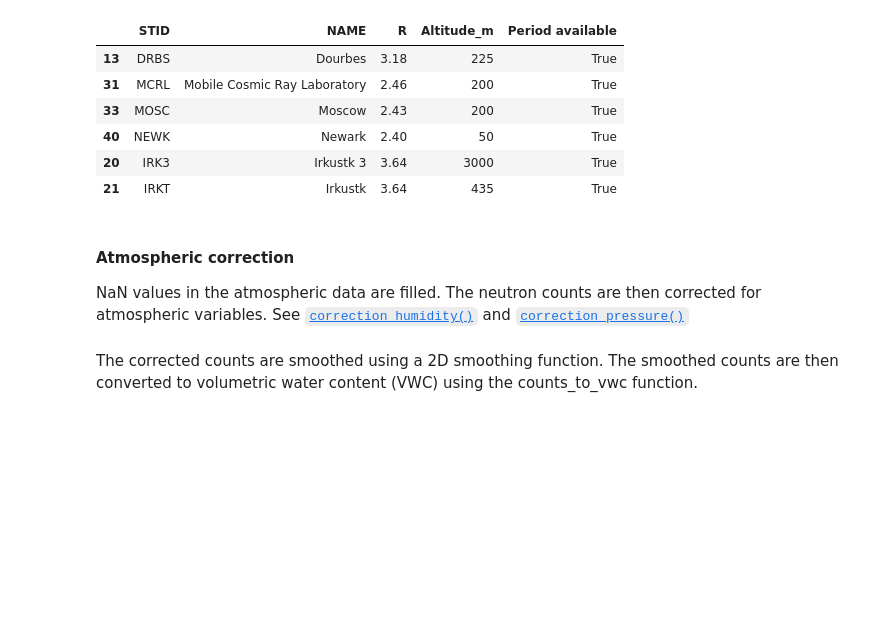
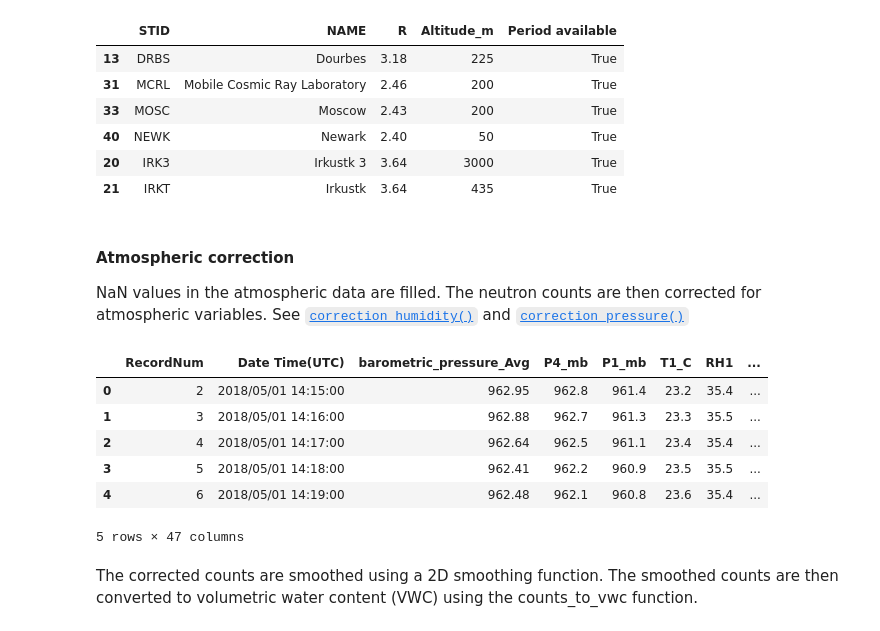
Before and after one commit to soilwater/crnpy, a Jupyter notebook: docs/examples/rover/Hydroinnova_rover_example.ipynb, the cells around one changed output. Drawn from its saved outputs; the diff is of its cells as text; code cells hidden in the pictures; blank space fills up the shorter version.

```diff
--- a/docs/examples/rover/Hydroinnova_rover_example.ipynb
+++ b/docs/examples/rover/Hydroinnova_rover_example.ipynb
@@ -128,6 +128,16 @@ df['fw'] = crnpy.correction_humidity(df['abs_humidity'], Aref=0)
 # %%
 # Apply correction factors
 df['total_corrected_neutrons'] = df['total_raw_counts'] * df['fw'] / (df['fp'] * df['fi'])
+# %%
+df.head()
+# %% [output]
+|  | RecordNum | Date Time(UTC) | barometric_pressure_Avg | P4_mb | P1_mb | T1_C | RH1 | ... |
+| 0 | 2 | 2018/05/01 14:15:00 | 962.95 | 962.8 | 961.4 | 23.2 | 35.4 | ... |
+| 1 | 3 | 2018/05/01 14:16:00 | 962.88 | 962.7 | 961.3 | 23.3 | 35.5 | ... |
+| 2 | 4 | 2018/05/01 14:17:00 | 962.64 | 962.5 | 961.1 | 23.4 | 35.4 | ... |
+| 3 | 5 | 2018/05/01 14:18:00 | 962.41 | 962.2 | 960.9 | 23.5 | 35.5 | ... |
+| 4 | 6 | 2018/05/01 14:19:00 | 962.48 | 962.1 | 960.8 | 23.6 | 35.4 | ... |
+5 rows × 47 columns
 # %% [markdown]
 The corrected counts are smoothed using a 2D smoothing function. The smoothed counts are then converted to volumetric water content (VWC) using the counts_to_vwc function.
 # %%
```
Also changed, not shown: parts of 4 cells of this notebook, 4 other files.
